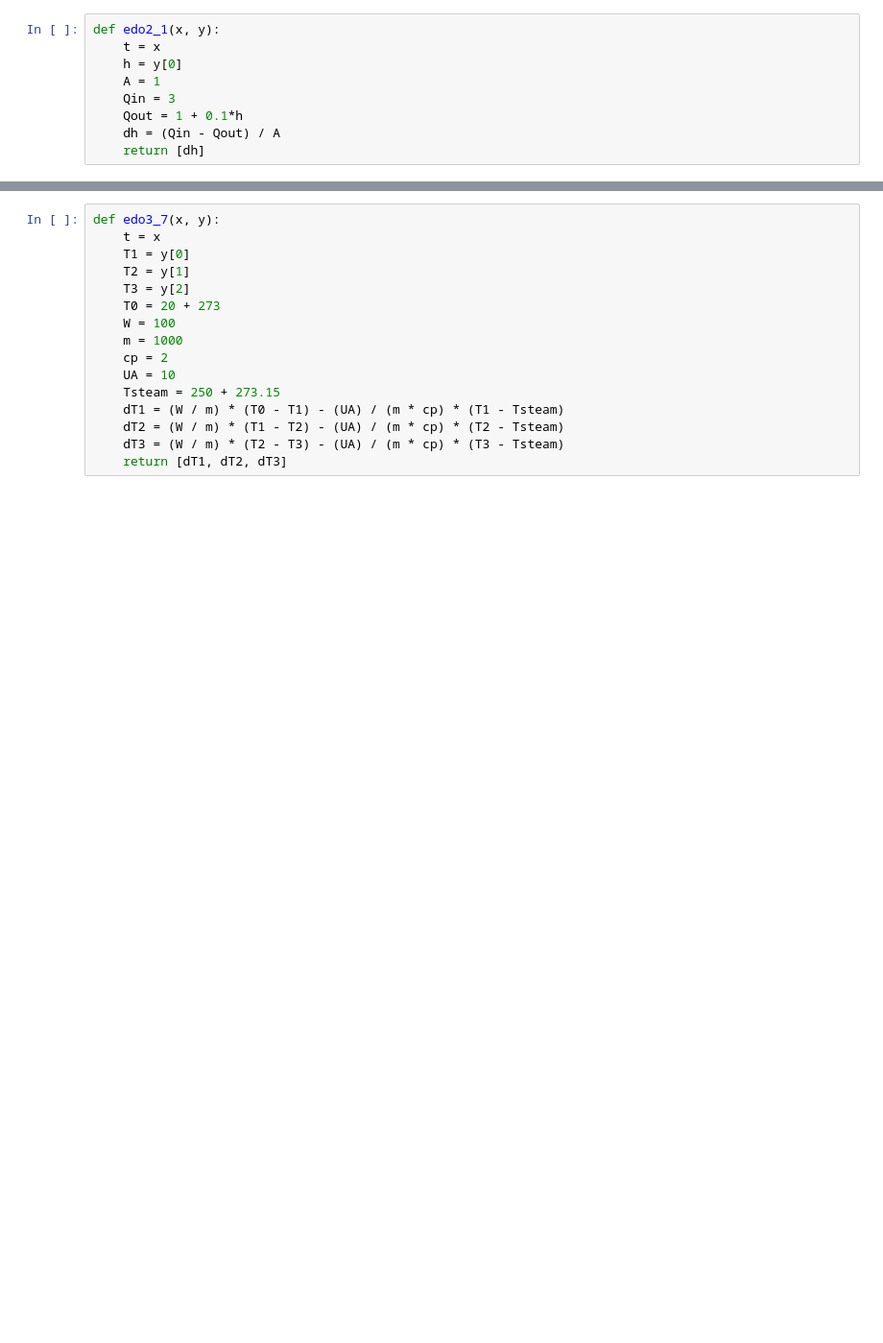
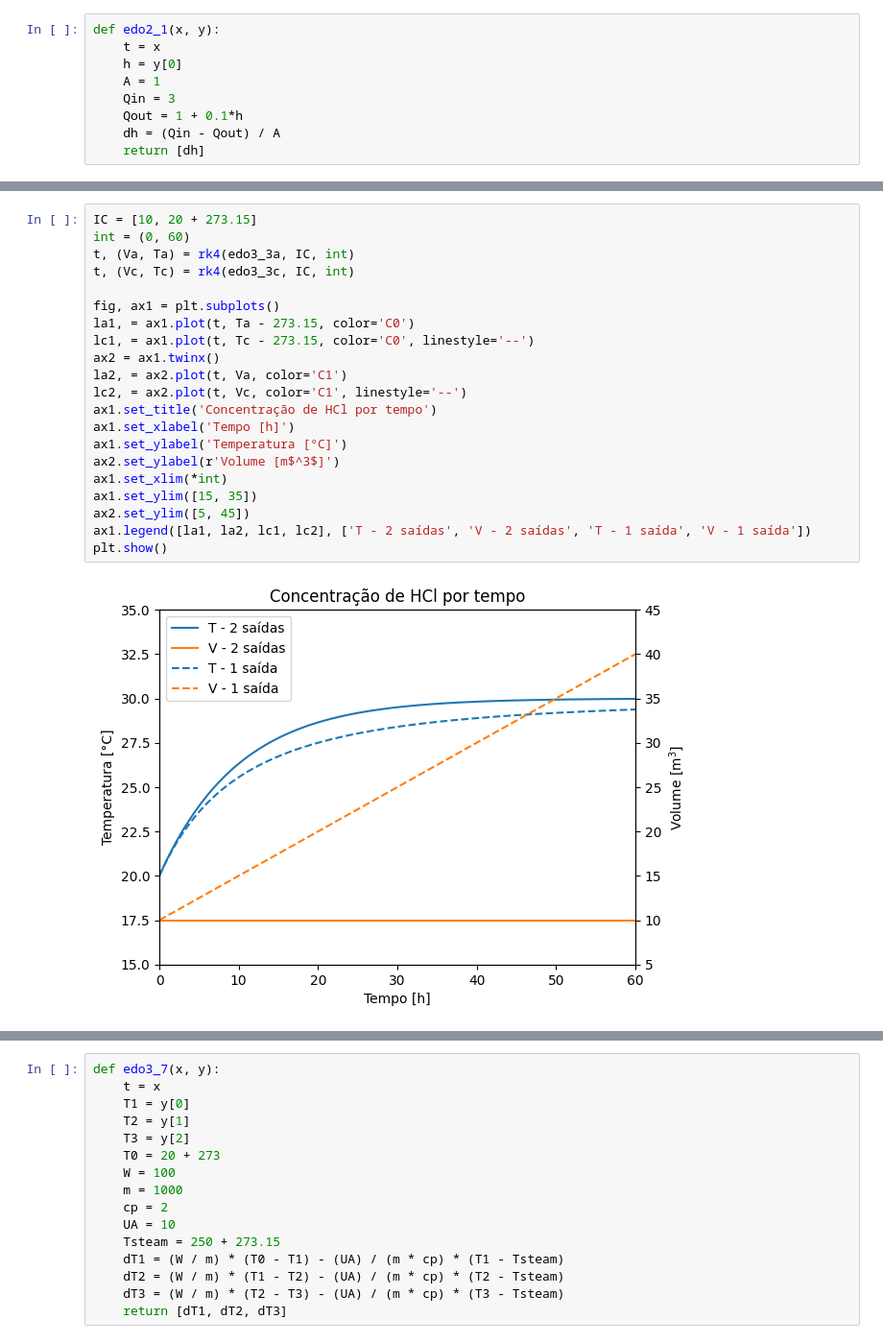
Before and after one commit to gilberto-ribeiro/python-projects, a Jupyter notebook: lista_eq502.ipynb, the cells around one changed output, grey strips where cells are left out. Shown: that part at 96% size. Cells and saved outputs as stored; diff of their text form; blank space fills up the shorter version.

```diff
--- a/lista_eq502.ipynb
+++ b/lista_eq502.ipynb
@@ -319,0 +354,23 @@ plt.show()
+# %%
+IC = [10, 20 + 273.15]
+int = (0, 60)
+t, (Va, Ta) = rk4(edo3_3a, IC, int)
+t, (Vc, Tc) = rk4(edo3_3c, IC, int)
+
+fig, ax1 = plt.subplots()
+la1, = ax1.plot(t, Ta - 273.15, color='C0')
+lc1, = ax1.plot(t, Tc - 273.15, color='C0', linestyle='--')
+ax2 = ax1.twinx()
+la2, = ax2.plot(t, Va, color='C1')
+lc2, = ax2.plot(t, Vc, color='C1', linestyle='--')
+ax1.set_title('Concentração de HCl por tempo')
+ax1.set_xlabel('Tempo [h]')
+ax1.set_ylabel('Temperatura [°C]')
+ax2.set_ylabel(r'Volume [m$^3$]')
+ax1.set_xlim(*int)
+ax1.set_ylim([15, 35])
+ax2.set_ylim([5, 45])
+ax1.legend([la1, la2, lc1, lc2], ['T - 2 saídas', 'V - 2 saídas', 'T - 1 saída', 'V - 1 saída'])
+plt.show()
+# %% [output]
+[figure, added]
```
Also changed, not shown: parts of 11 cells of this notebook.
